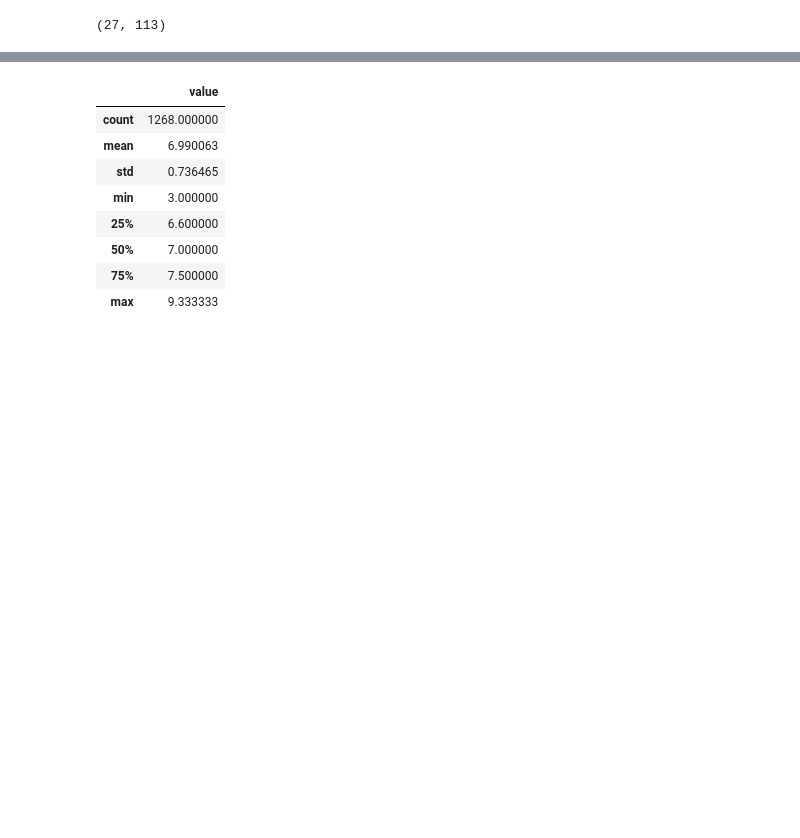
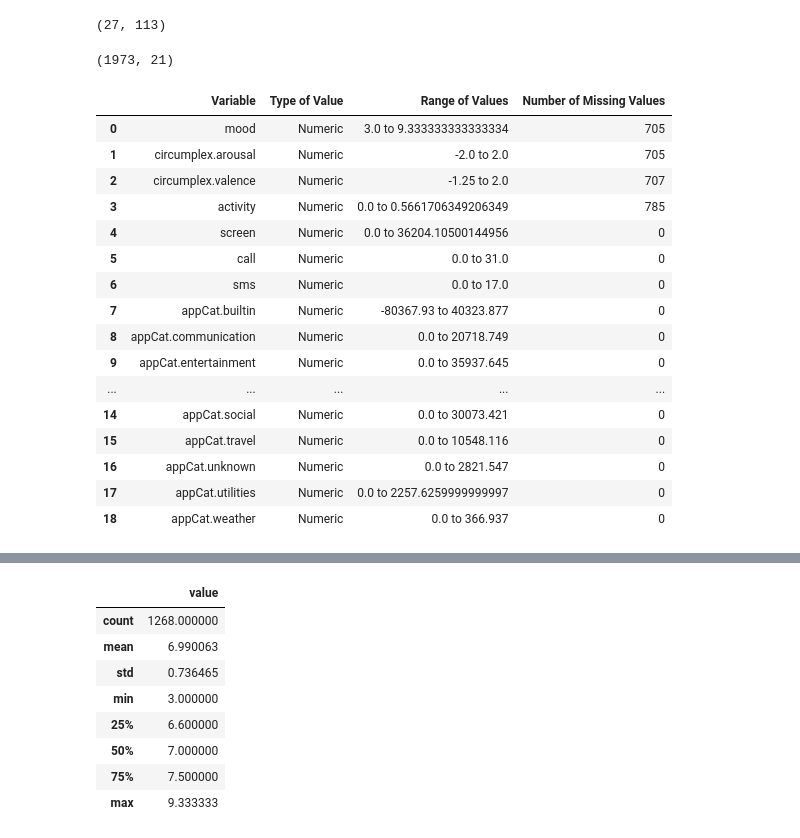
Before and after one commit to gajera-divya/Data-Mining-Techniques, a Jupyter notebook: Assignment1.ipynb, the cells around one changed output, grey strips where cells are left out. Saved outputs shown, nothing was run; the diff lists cells and outputs as text; code cells hidden in the pictures; blank space fills up the shorter version.

```diff
--- a/Assignment1.ipynb
+++ b/Assignment1.ipynb
@@ -256,0 +291,63 @@ num_unique_users, num_unique_dates
+# %%
+grouped_data.shape
+# %% [output]
+(1973, 21)
+# %%
+# List of all relevant variables including app categories
+variables = ['mood', 'circumplex.arousal', 'circumplex.valence', 'activity', 'screen', 'call', 'sms',
+             'appCat.builtin', 'appCat.communication', 'appCat.entertainment', 'appCat.finance',
+             'appCat.game', 'appCat.office', 'appCat.other', 'appCat.social', 'appCat.travel',
+             'appCat.unknown', 'appCat.utilities', 'appCat.weather']
+# Calculate the type of value, range, and number of missing values for each variable
+attribute_info = {
+    'Variable': [],
+    'Type of Value': [],
+    'Range of Values': [],
+    'Number of Missing Values': []
+}
+
+for var in variables:
+    # Appending variable name
+    attribute_info['Variable'].append(var)
+
+    # Determining type of value and appending
+    if grouped_data[var].dtype == 'float64':
+        attribute_info['Type of Value'].append('Numeric')
+    elif grouped_data[var].dtype == 'int64':
+        attribute_info['Type of Value'].append('Integer')
+    else:
+        attribute_info['Type of Value'].append('Categorical')
+
+    # Calculating and appending range of values for numeric variables
+    if grouped_data[var].dtype == 'float64' or grouped_data[var].dtype == 'int64':
+        min_val = grouped_data[var].min()
+        max_val = grouped_data[var].max()
+        attribute_info['Range of Values'].append(f"{min_val} to {max_val}")
+    else:
+        attribute_info['Range of Values'].append("N/A")
+
+    # Counting and appending number of missing values
+    missing_count = grouped_data[var].isna().sum()
+    attribute_info['Number of Missing Values'].append(missing_count)
+
+# Convert to DataFrame for easier LaTeX conversion
+attribute_info_df = pd.DataFrame(attribute_info)
+attribute_info_df
+# %% [output]
+|  | Variable | Type of Value | Range of Values | Number of Missing Values |
+| 0 | mood | Numeric | 3.0 to 9.333333333333334 | 705 |
+| 1 | circumplex.arousal | Numeric | -2.0 to 2.0 | 705 |
+| 2 | circumplex.valence | Numeric | -1.25 to 2.0 | 707 |
+| 3 | activity | Numeric | 0.0 to 0.5661706349206349 | 785 |
+| 4 | screen | Numeric | 0.0 to 36204.10500144956 | 0 |
+| 5 | call | Numeric | 0.0 to 31.0 | 0 |
+| 6 | sms | Numeric | 0.0 to 17.0 | 0 |
+| 7 | appCat.builtin | Numeric | -80367.93 to 40323.877 | 0 |
+| 8 | appCat.communication | Numeric | 0.0 to 20718.749 | 0 |
+| 9 | appCat.entertainment | Numeric | 0.0 to 35937.645 | 0 |
+| ... | ... | ... | ... | ... |
+| 14 | appCat.social | Numeric | 0.0 to 30073.421 | 0 |
+| 15 | appCat.travel | Numeric | 0.0 to 10548.116 | 0 |
+| 16 | appCat.unknown | Numeric | 0.0 to 2821.547 | 0 |
+| 17 | appCat.utilities | Numeric | 0.0 to 2257.6259999999997 | 0 |
+| 18 | appCat.weather | Numeric | 0.0 to 366.937 | 0 |
```
Also changed, not shown: parts of 10 cells of this notebook, 1 other file.
